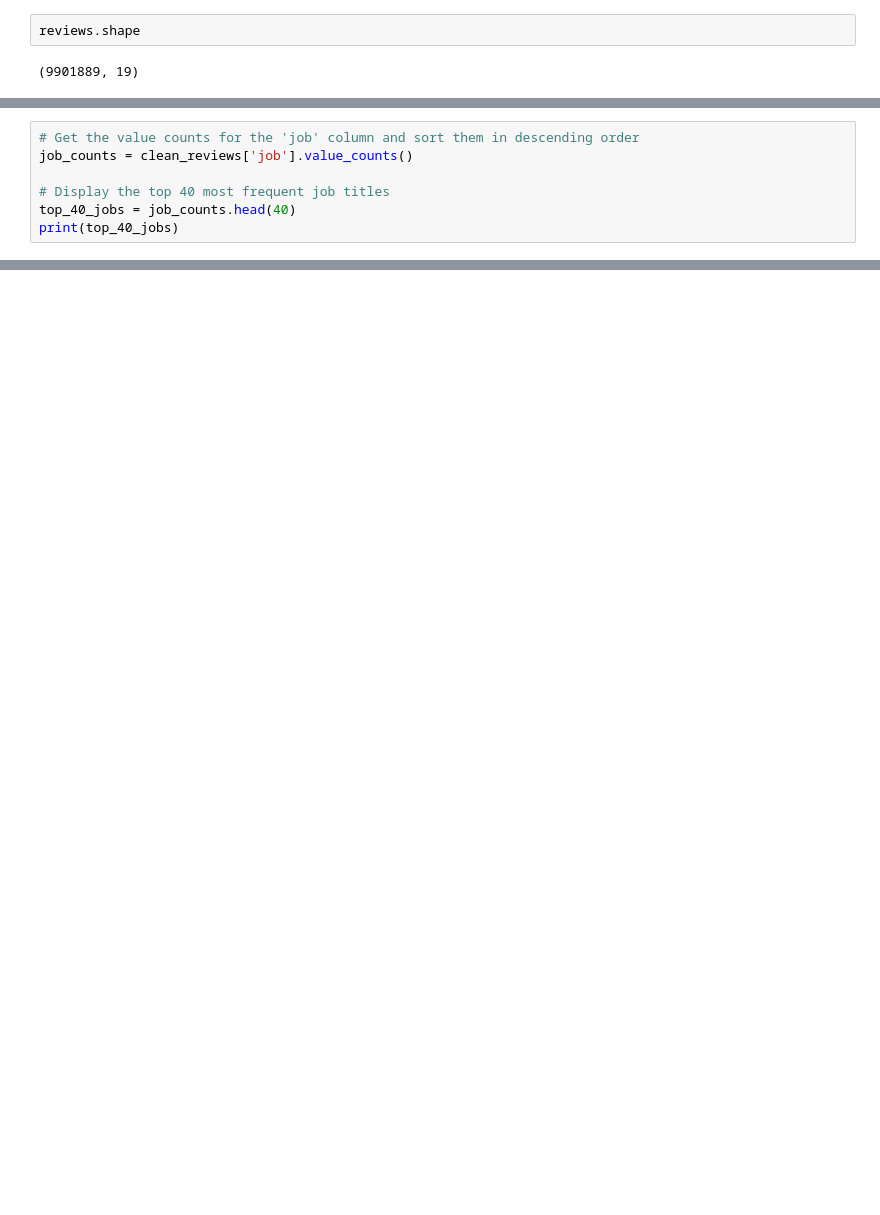
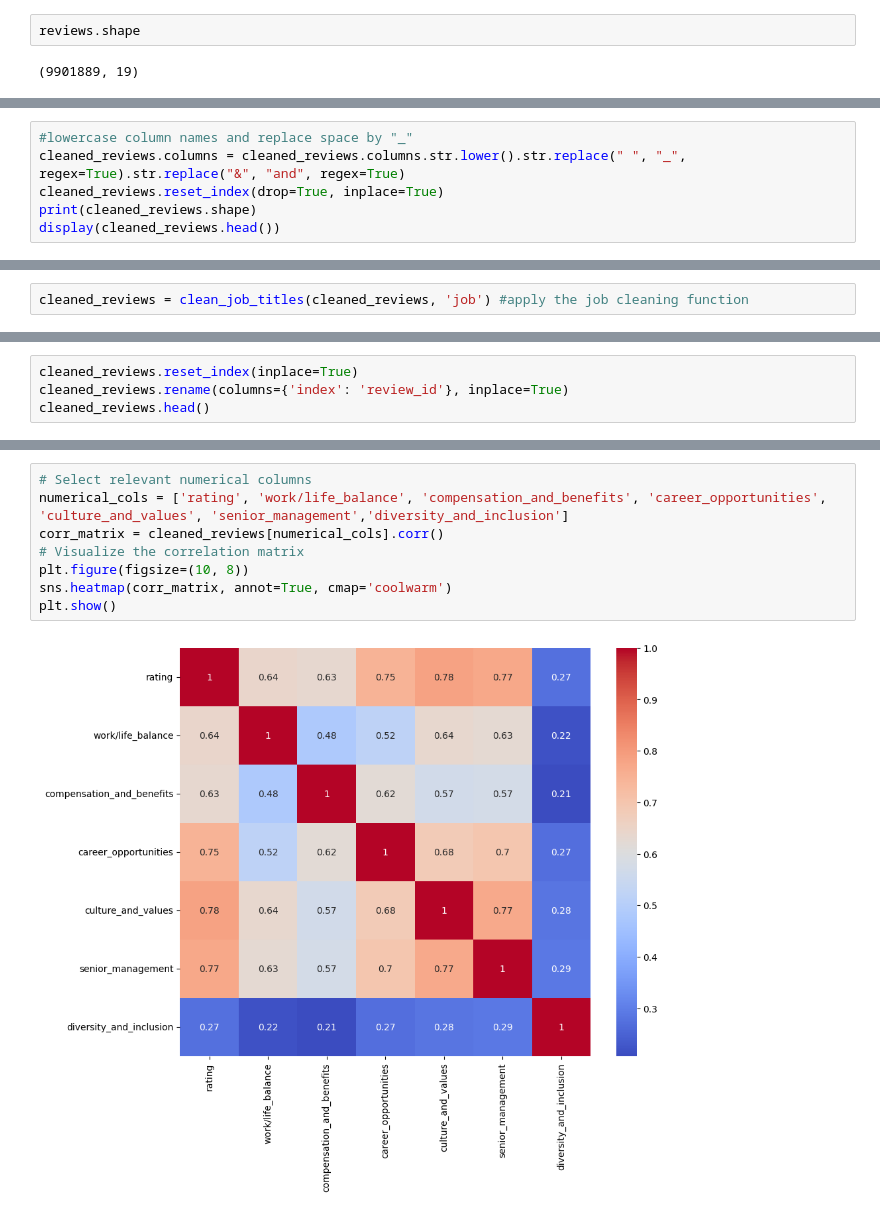
Before and after one commit to simovaeliska/employee_wellbeing_eda, a Jupyter notebook: notebooks/glassdoor_cleaning.ipynb, the cells around one changed output, grey strips where cells are left out. Drawn from its saved outputs; the diff is of its cells as text; blank space fills up the shorter version.

```diff
--- a/notebooks/glassdoor_cleaning.ipynb
+++ b/notebooks/glassdoor_cleaning.ipynb
@@ -570,7 +29,0 @@ For example, when doing 'df[col].method(value, inplace=True)', try using 'df.met
-# %%
-# Get the value counts for the 'job' column and sort them in descending order
-job_counts = clean_reviews['job'].value_counts()
-
-# Display the top 40 most frequent job titles
-top_40_jobs = job_counts.head(40)
-print(top_40_jobs)
@@ -594,0 +200,6 @@ Name: count, dtype: int64
+# %%
+#lowercase column names and replace space by "_"
+cleaned_reviews.columns = cleaned_reviews.columns.str.lower().str.replace(" ", "_", regex=True).str.replace("&", "and", regex=True)
+cleaned_reviews.reset_index(drop=True, inplace=True)
+print(cleaned_reviews.shape)
+display(cleaned_reviews.head())
@@ -594,0 +291,2 @@ Name: count, dtype: int64
+# %%
+cleaned_reviews = clean_job_titles(cleaned_reviews, 'job') #apply the job cleaning function
@@ -594,0 +304,4 @@ Name: count, dtype: int64
+# %%
+cleaned_reviews.reset_index(inplace=True)
+cleaned_reviews.rename(columns={'index': 'review_id'}, inplace=True)
+cleaned_reviews.head()
@@ -594,0 +315,10 @@ Name: count, dtype: int64
+# %%
+# Select relevant numerical columns
+numerical_cols = ['rating', 'work/life_balance', 'compensation_and_benefits', 'career_opportunities', 'culture_and_values', 'senior_management','diversity_and_inclusion']
+corr_matrix = cleaned_reviews[numerical_cols].corr()
+# Visualize the correlation matrix
+plt.figure(figsize=(10, 8))
+sns.heatmap(corr_matrix, annot=True, cmap='coolwarm')
+plt.show()
+# %% [output]
+[figure, added]
```
Also changed, not shown: parts of 67 cells of this notebook, 14 other files.
